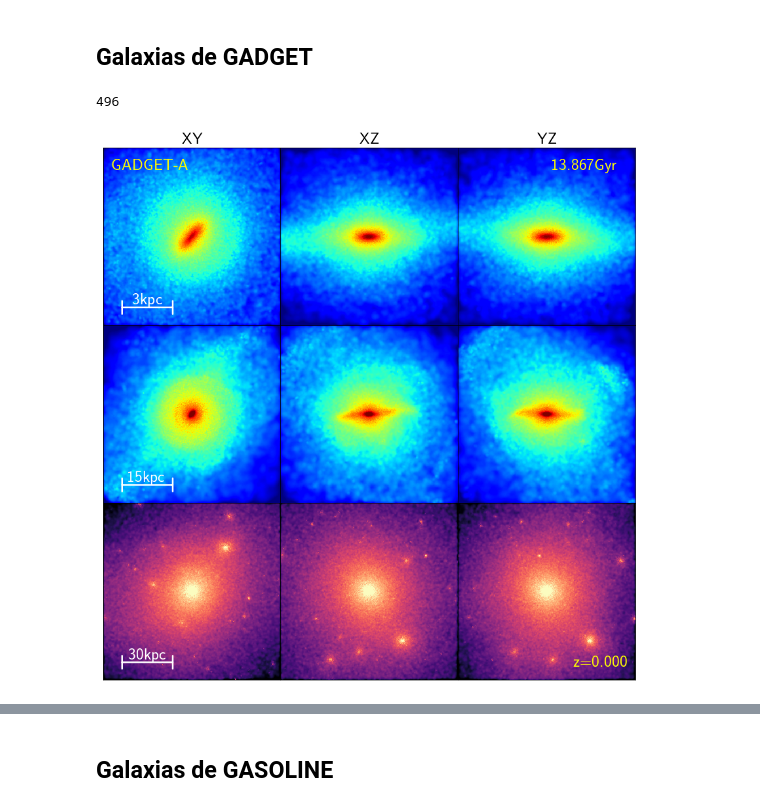
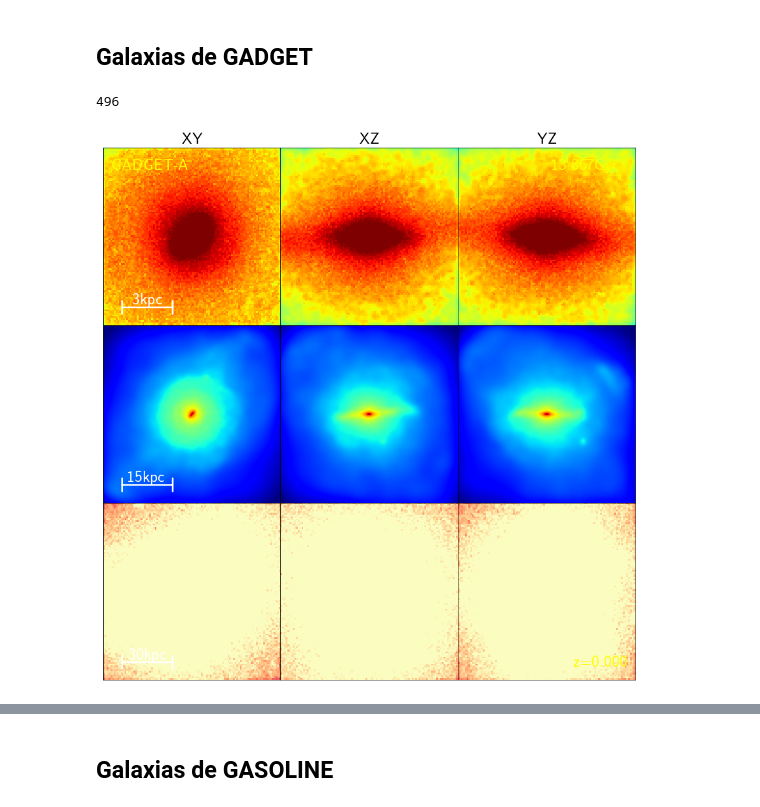
Before and after one commit to ornemarioni/Barras_GdGs, a Jupyter notebook: Barras_Gd/programs/Evol_strdrk_simulaciones.ipynb, the cells around one changed output, grey strips where cells are left out. Saved outputs shown, nothing was run; the diff lists cells and outputs as text; code cells hidden in the pictures.

```diff
--- a/Barras_Gd/programs/Evol_strdrk_simulaciones.ipynb
+++ b/Barras_Gd/programs/Evol_strdrk_simulaciones.ipynb
@@ -151,23 +151,25 @@ for isnap in snapshot:
 
 
         #-----rango que tiene la escala  de colores-----
-        vmin=3
-        vmax=6.8
+        vmin=2.1
+        vmax=6.3
 
         # ----escala de colores que te guste (http://matplotlib.org/examples/color/colormaps_reference.html)---
         cmap='jet'
 
         nb1 = 5
 #         nb1 = 100
+#         npixel = 1000
+        npixel = 100
 
         particles=sph.Particles(pos[:3,corte],mstr[corte]*1e10,nb=nb1)
         escena=sph.Scene(particles)
-        escena.update_camera(r='infinity',x=0,y=0,z=0,extent=[-rl,rl,-rl,rl])
-        rend1=sph.Render(escena)
+        escena.update_camera(r='infinity',x=0,y=0,z=0,extent=[-rl,rl,-rl,rl],xsize=npixel,ysize=npixel)
+        rend=sph.Render(escena)
         extent=escena.get_extent()
-        rend1.set_logscale()
+        rend.set_logscale()
 
-        ax[0,0].imshow(rend1.get_image(),extent=extent,origin='lower',cmap=cmap, vmin=vmin, vmax= vmax)
+        ax[0,0].imshow(rend.get_image(),extent=extent,origin='lower',cmap=cmap, vmin=vmin, vmax= vmax)
         ax[0,0].set_xlim(-5,5)
         ax[0,0].set_ylim(-5,5)
         ax[0,0].set_xticks([])
@@ -190,9 +192,9 @@ for isnap in snapshot:
 
 
 #--------------------------------------
-#         particles=sph.Particles(pos[:3,corte],mstr[corte]*1e10,nb=nb1)
-#         escena=sph.Scene(particles)
-        escena.update_camera(r='infinity',x=0,y=0,z=0,extent=[-rl,rl,-rl,rl], t=90)
+        particles=sph.Particles(pos[:3,corte],mstr[corte]*1e10,nb=nb1)
+        escena=sph.Scene(particles)
+        escena.update_camera(r='infinity',x=0,y=0,z=0,extent=[-rl,rl,-rl,rl], t=90, xsize=npixel,ysize=npixel)
         rend=sph.Render(escena)
         extent=escena.get_extent()
         rend.set_logscale()
@@ -216,9 +218,9 @@ for isnap in snapshot:
         ax[0,1].set_title('XZ', loc='center', fontsize=25)
 
 #--------------------------------------
-#         particles=sph.Particles(pos[:3,corte],mstr[corte]*1e10,nb=nb1)
-#         escena=sph.Scene(particles)
-        escena.update_camera(r='infinity',x=0,y=0,z=0,extent=[-rl,rl,-rl,rl], p=90, t=90)
+        particles=sph.Particles(pos[:3,corte],mstr[corte]*1e10,nb=nb1)
+        escena=sph.Scene(particles)
+        escena.update_camera(r='infinity',x=0,y=0,z=0,extent=[-rl,rl,-rl,rl], p=90, t=90, xsize=npixel,ysize=npixel)
         rend=sph.Render(escena)
         extent=escena.get_extent()
         rend.set_logscale()
@@ -253,22 +255,24 @@ for isnap in snapshot:
 
 
         #-----rango que tiene la escala  de colores-----
-        vmin=2.5
-        vmax=6.8
+        vmin=0.5
+        vmax=6.2
 
         # ----escala de colores que te guste (http://matplotlib.org/examples/color/colormaps_reference.html)---
         cmap='jet'
 
 #         nb1 = 100
+        nb1 = 100
+        npixel = 5000
 
         particles=sph.Particles(pos[:3,corte],mstr[corte]*1e10,nb=nb1)
         escena=sph.Scene(particles)
-        escena.update_camera(r='infinity',x=0,y=0,z=0,extent=[-rl,rl,-rl,rl])
-        rend=sph.Render(escena)
+        escena.update_camera(r='infinity',x=0,y=0,z=0,extent=[-rl,rl,-rl,rl], xsize=npixel,ysize=npixel)
+        rend1=sph.Render(escena)
         extent=escena.get_extent()
-        rend.set_logscale()
+        rend1.set_logscale()
 
-        ax[1,0].imshow(rend.get_image(),extent=extent,origin='lower',cmap=cmap, vmin=vmin, vmax= vmax)
+        ax[1,0].imshow(rend1.get_image(),extent=extent,origin='lower',cmap=cmap, vmin=vmin, vmax= vmax)
         ax[1,0].set_xlim(-25,25)
         ax[1,0].set_ylim(-25,25)
         ax[1,0].set_xticks([])
@@ -293,7 +297,7 @@ for isnap in snapshot:
 #--------------------------------------
         particles=sph.Particles(pos[:3,corte],mstr[corte]*1e10,nb=nb1)
         escena=sph.Scene(particles)
-        escena.update_camera(r='infinity',x=0,y=0,z=0,extent=[-rl,rl,-rl,rl], t=90)
+        escena.update_camera(r='infinity',x=0,y=0,z=0,extent=[-rl,rl,-rl,rl], t=90, xsize=npixel,ysize=npixel)
         rend=sph.Render(escena)
         extent=escena.get_extent()
         rend.set_logscale()
@@ -320,7 +324,7 @@ for isnap in snapshot:
 #--------------------------------------
         particles=sph.Particles(pos[:3,corte],mstr[corte]*1e10,nb=nb1)
         escena=sph.Scene(particles)
-        escena.update_camera(r='infinity',x=0,y=0,z=0,extent=[-rl,rl,-rl,rl], p=90,t=90)
+        escena.update_camera(r='infinity',x=0,y=0,z=0,extent=[-rl,rl,-rl,rl], p=90,t=90, xsize=npixel,ysize=npixel)
         rend=sph.Render(escena)
         extent=escena.get_extent()
         rend.set_logscale()
@@ -357,10 +361,12 @@ for isnap in snapshot:
         cmap='magma'
 
 #         nb1 = 300
+        nb1 = 5
+        npixel = 100
 
         particles=sph.Particles(pos2[:3,corte],mdrk[corte]*1e10,nb=nb1)
         escena=sph.Scene(particles)
-        escena.update_camera(r='infinity',x=0,y=0,z=0,extent=[-rl,rl,-rl,rl])
+        escena.update_camera(r='infinity',x=0,y=0,z=0,extent=[-rl,rl,-rl,rl], xsize=npixel,ysize=npixel)
         rend=sph.Render(escena)
         extent=escena.get_extent()
         rend.set_logscale()
@@ -390,7 +396,7 @@ for isnap in snapshot:
 #--------------------------------------
         particles=sph.Particles(pos2[:3,corte],mdrk[corte]*1e10,nb=nb1)
         escena=sph.Scene(particles)
-        escena.update_camera(r='infinity',x=0,y=0,z=0,extent=[-rl,rl,-rl,rl], t=90)
+        escena.update_camera(r='infinity',x=0,y=0,z=0,extent=[-rl,rl,-rl,rl], t=90, xsize=npixel,ysize=npixel)
         rend=sph.Render(escena)
         extent=escena.get_extent()
         rend.set_logscale()
@@ -416,35 +422,35 @@ for isnap in snapshot:
 #--------------------------------------
         particles=sph.Particles(pos2[:3,corte],mdrk[corte]*1e10,nb=nb1)
         escena=sph.Scene(particles)
-        escena.update_camera(r='infinity',x=0,y=0,z=0,extent=[-rl,rl,-rl,rl], t=90,p=90)
+        escena.update_camera(r='infinity',x=0,y=0,z=0,extent=[-rl,rl,-rl,rl], t=90,p=90, xsize=npixel,ysize=npixel)
         rend=sph.Render(escena)
         extent=escena.get_extent()
         rend.set_logscale()
 
         # ax[0,0]=fig.add_subplot(221)
         ax[2,2].imshow(rend.get_image(),extent=extent,origin='lower',cmap=cmap, vmin=vmin, vmax= vmax)
         ax[2,2].set_xlim(-50,50)
         ax[2,2].set_ylim(-50,50)
         ax[2,2].set_xticks([])
         ax[2,2].set_yticks([])
         ax[2,2].set_xticklabels([])
         ax[2,2].set_yticklabels([])
 #         ax[0,2].set_ylabel('$z\:[kpc]$', fontsize=40)
 #         ax[0,2].set_xlabel('$x\:[kpc]$', fontsize=40)
 #         ax[2,2].minorticks_on()
 #         ax[2,2].tick_params( labelsize=40)
 #         ax[2,2].tick_params('both', length=5, width=1.8,which='minor', direction='in', right='on',top='on')
 #         ax[2,2].tick_params('both', length=8, width=1.8,which='major', direction='in', right='on',top='on')
 #         ax[1,0].text(4.3, 4.3,'A', fontsize=30, color='yellow', ha='center', va='center')
 #         ax[1,0].text(-4.3, 4.3,'Face-on', fontsize=30, color='yellow', ha='left', va='center')
         # ax[1,0].set_title('GADGET', loc='center', fontsize=30)
         ax[2,2].text(45, -40,'z='+str('%.3f'%z), fontsize=25, color='yellow', ha='right', va='center')
 
 #         path2 = '/home/omarioni/Barras_GdGs/Barras_Gd/_imagenes/snapshotsGD/'
 #         fig.savefig(path2 + str('%s'%carpeta[i]) + str('%s' %vector2[i])+'_'+str('%s' %isnap)+'.png',
 #                     dpi = 100, xxbox_inches='tight')
         plt.show()
 #         plt.close()
 # %% [output]
 496
-[figure, old version]
+[figure, new version]
```
Also changed, not shown: parts of 4 cells of this notebook.
